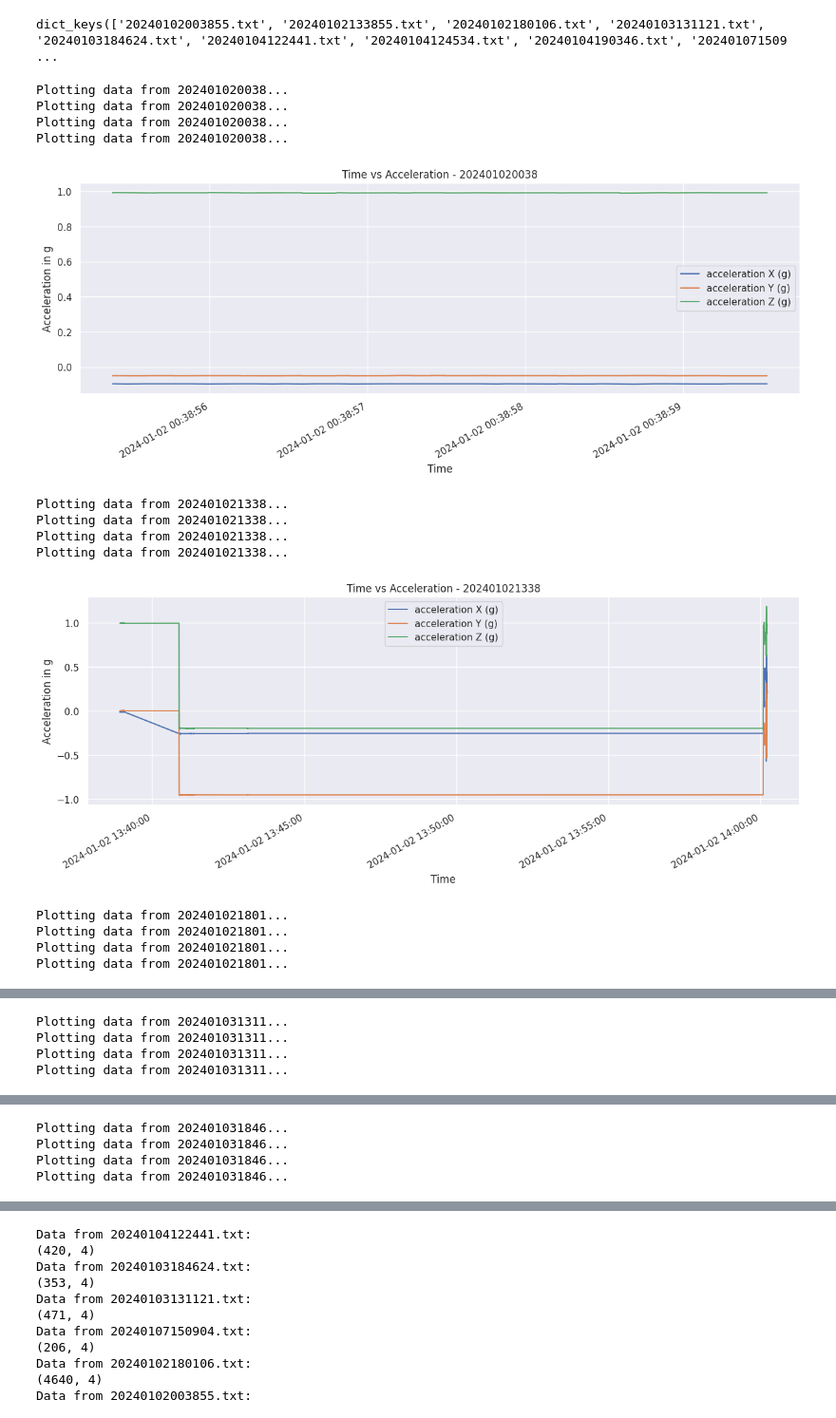
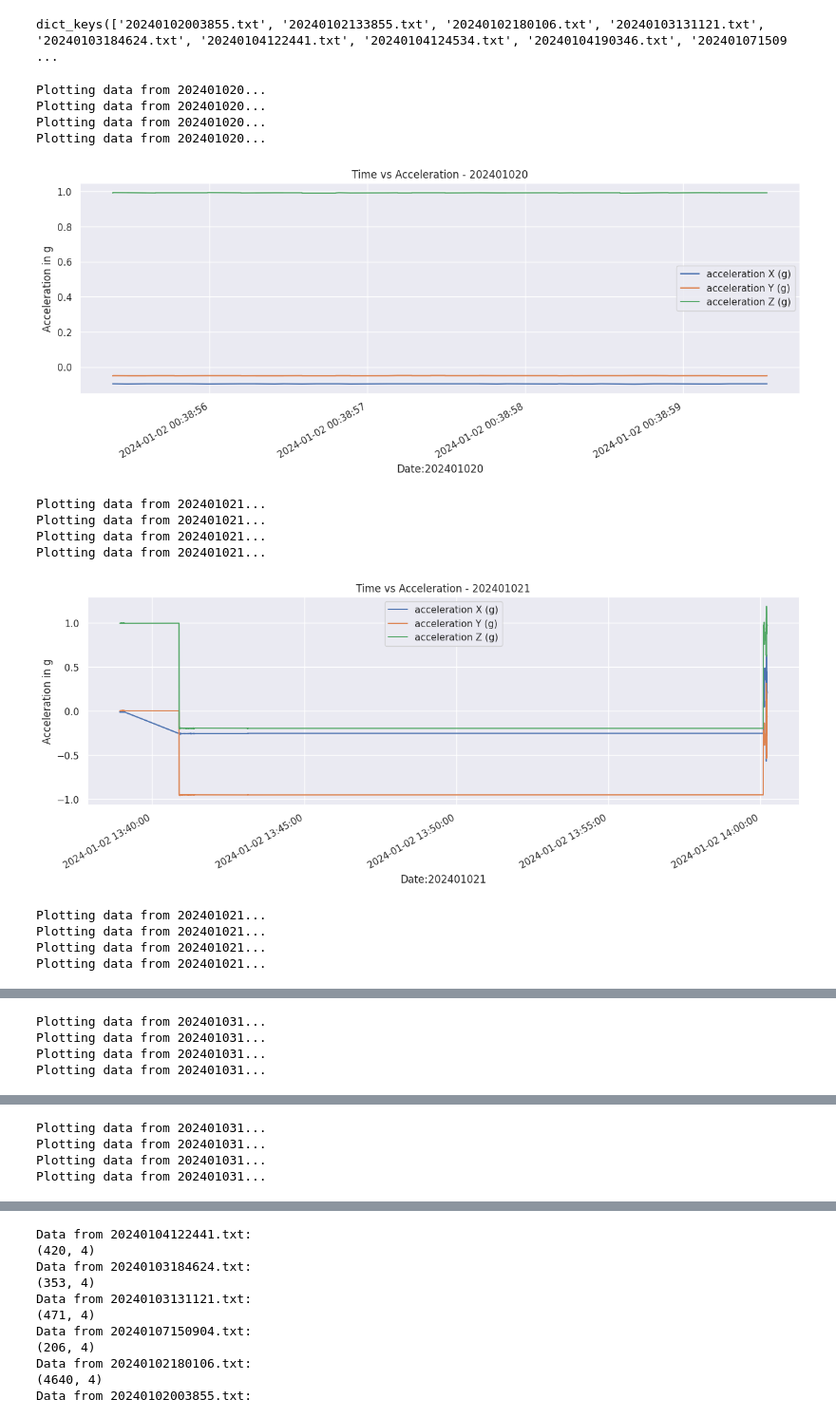
Before and after one commit to bill-unitech2021/motion_recognition_with_sensor_data, a Jupyter notebook: EDA.ipynb, the cells around one changed output, grey strips where cells are left out. Shown at 95% size. Drawn from its saved outputs; the diff is of its cells as text; code cells hidden in the pictures.

```diff
--- a/EDA.ipynb
+++ b/EDA.ipynb
@@ -93,49 +93,49 @@ import matplotlib.dates as mdates
 sns.set_theme(style="darkgrid")
 
 for filename, df in sorted_dfs.items():
-    filename = filename[0:12]
+    filename = filename[0:9]
 
     print(f"Plotting data from {filename}...")
 
     # 使用 Seaborn 重绘图表
     plt.figure(figsize=(15, 5))
 
     print(f"Plotting data from {filename}...")
 
     # 绘制每个加速度分量
     sns.lineplot(x='Time', y='acc_X(g)', data=df, label='acceleration X (g)')
     sns.lineplot(x='Time', y='acc_Y(g)', data=df, label='acceleration Y (g)')
     sns.lineplot(x='Time', y='acc_Z(g)', data=df, label='acceleration Z (g)')
 
     print(f"Plotting data from {filename}...")
 
     # 格式化图表
-    plt.xlabel('Time')
+    plt.xlabel('Date:' + filename)
     plt.ylabel('Acceleration in g')
     plt.title(f'Time vs Acceleration - {filename}')
     plt.legend()
     plt.grid(True)
 
     print(f"Plotting data from {filename}...")
 
     # 改进日期格式化
     plt.gcf().autofmt_xdate()
     myFmt = mdates.DateFormatter('%Y-%m-%d %H:%M:%S')
     plt.gca().xaxis.set_major_formatter(myFmt)
 
     plt.show()
 # %% [output]
-Plotting data from 202401020038...
-Plotting data from 202401020038...
-Plotting data from 202401020038...
-Plotting data from 202401020038...
+Plotting data from 202401020...
+Plotting data from 202401020...
+Plotting data from 202401020...
+Plotting data from 202401020...
-[figure, old version]
+[figure, new version]
-Plotting data from 202401021338...
-Plotting data from 202401021338...
-Plotting data from 202401021338...
-Plotting data from 202401021338...
+Plotting data from 202401021...
+Plotting data from 202401021...
+Plotting data from 202401021...
+Plotting data from 202401021...
-[figure, old version]
+[figure, new version]
-Plotting data from 202401021801...
-Plotting data from 202401021801...
-Plotting data from 202401021801...
-Plotting data from 202401021801...
+Plotting data from 202401021...
+Plotting data from 202401021...
+Plotting data from 202401021...
+Plotting data from 202401021...
@@ -143,4 +143,4 @@ Plotting data from 202401021801...
-Plotting data from 202401031311...
-Plotting data from 202401031311...
-Plotting data from 202401031311...
-Plotting data from 202401031311...
+Plotting data from 202401031...
+Plotting data from 202401031...
+Plotting data from 202401031...
+Plotting data from 202401031...
@@ -148,4 +148,4 @@ Plotting data from 202401031311...
-Plotting data from 202401031846...
-Plotting data from 202401031846...
-Plotting data from 202401031846...
-Plotting data from 202401031846...
+Plotting data from 202401031...
+Plotting data from 202401031...
+Plotting data from 202401031...
+Plotting data from 202401031...
```
Also changed, not shown: parts of 2 cells of this notebook, 1 other file.
